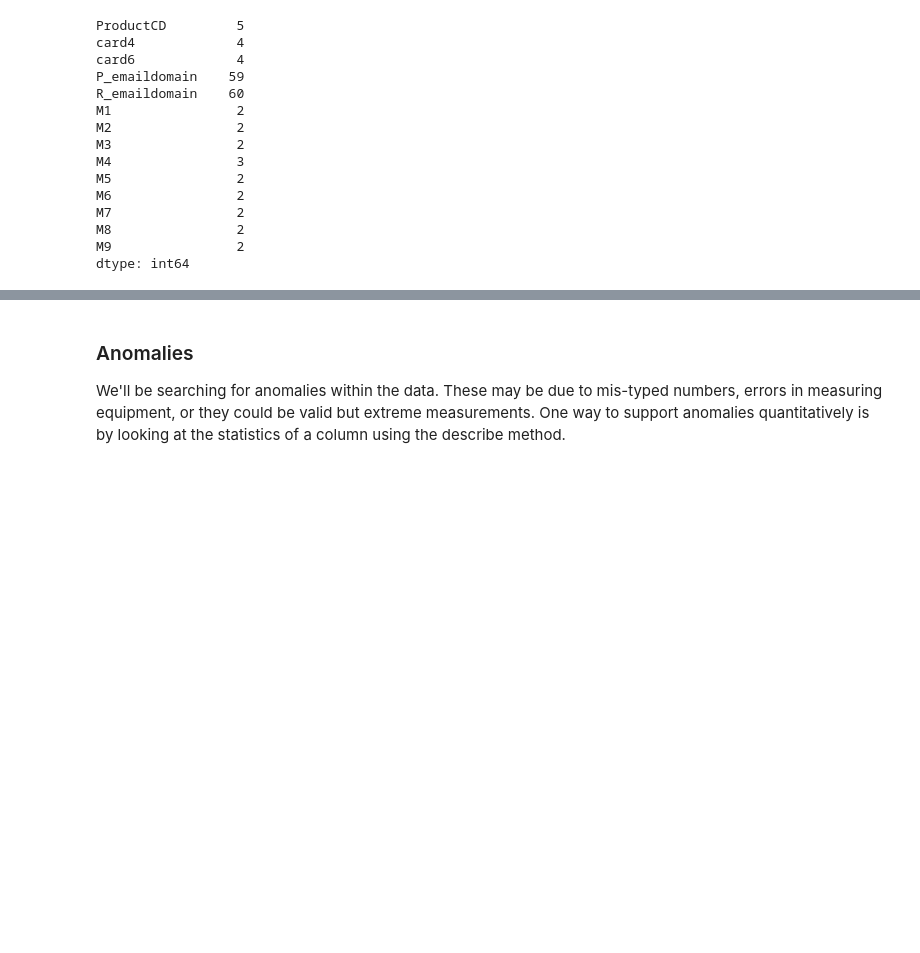
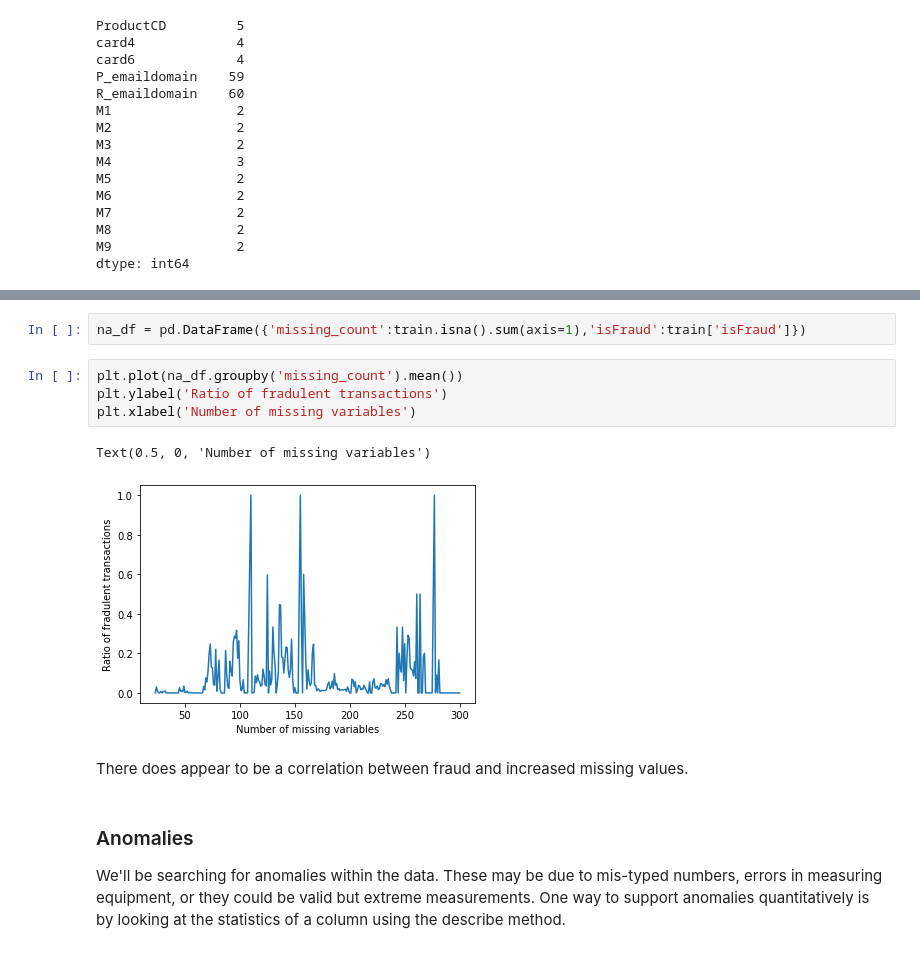
Before and after one commit to tsaw8/Thinkful_Project, a Jupyter notebook: Capstone: Supervised learning /IEEE-CIS Fraud Detection Part 1 with Transaction Table.ipynb, the cells around one changed output, grey strips where cells are left out. Saved outputs shown, nothing was run; the diff lists cells and outputs as text; blank space fills up the shorter version.

```diff
--- a/Capstone: Supervised learning /IEEE-CIS Fraud Detection .ipynb
+++ b/Capstone: Supervised learning /IEEE-CIS Fraud Detection Part 1 with Transaction Table.ipynb
@@ -254,3 +283,14 @@ Most of the categorical variables have a relatively small number of unique entri
+# %%
+na_df = pd.DataFrame({'missing_count':train.isna().sum(axis=1),'isFraud':train['isFraud']})
+# %%
+plt.plot(na_df.groupby('missing_count').mean())
+plt.ylabel('Ratio of fradulent transactions')
+plt.xlabel('Number of missing variables')
+# %% [output]
+Text(0.5, 0, 'Number of missing variables')
+[figure, added]
+# %% [markdown]
+There does appear to be a correlation between fraud and increased missing values.
 # %% [markdown]
 ### Anomalies
 We'll be searching for anomalies within the data.  These may be due to mis-typed numbers, errors in measuring equipment, or they could be valid but extreme measurements. One way to support anomalies quantitatively is by looking at the statistics of a column using the describe method.
```
Also changed, not shown: parts of 97 cells of this notebook, 6 other files.
